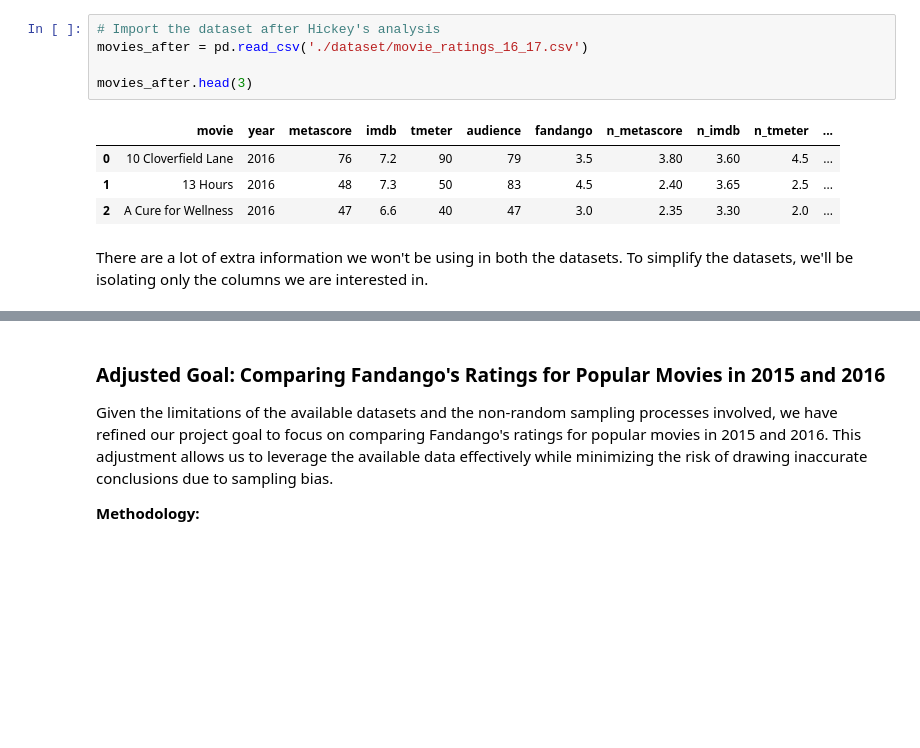
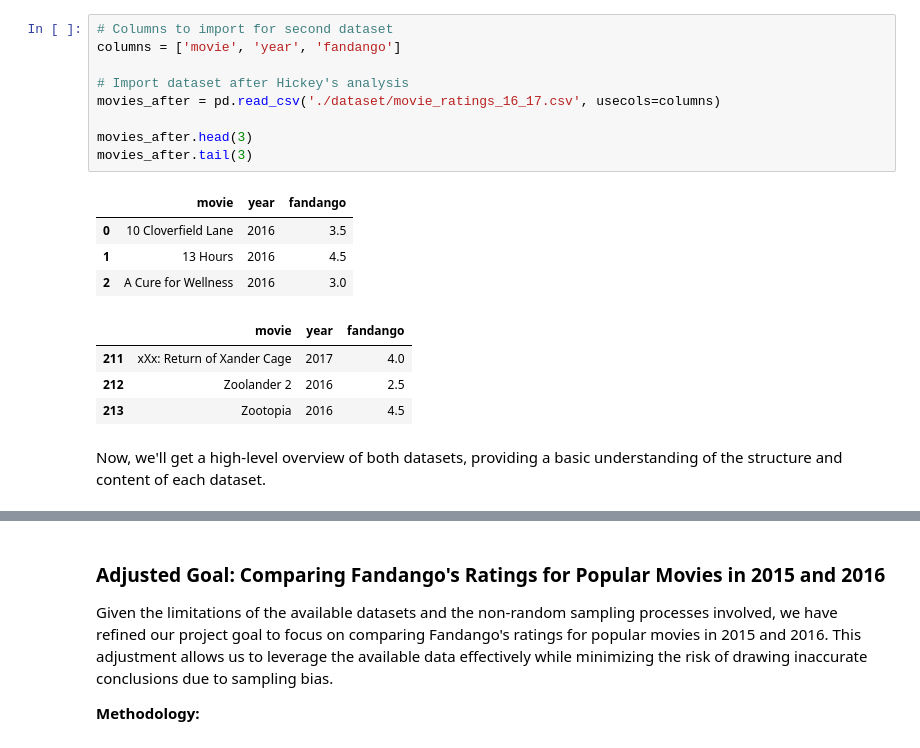
Before and after one commit to shree131/Investigation-of-Fandango-Movie-Rating-Biases, a Jupyter notebook: Fandango_Ratings_Analysis_Report.ipynb, the cells around one changed output, grey strips where cells are left out. Cells and saved outputs as stored; diff of their text form; blank space fills up the shorter version.

Commit message:
Load only useful columns during data import

```diff
--- a/Fandango_Ratings_Analysis_Report.ipynb
+++ b/Fandango_Ratings_Analysis_Report.ipynb
@@ -43,13 +56,21 @@ movies_prior.head(3)
 # %%
-# Import the dataset after Hickey's analysis
-movies_after = pd.read_csv('./dataset/movie_ratings_16_17.csv')
+# Columns to import for second dataset
+columns = ['movie', 'year', 'fandango']
+
+# Import dataset after Hickey's analysis
+movies_after = pd.read_csv('./dataset/movie_ratings_16_17.csv', usecols=columns)
 
 movies_after.head(3)
+movies_after.tail(3)
 # %% [output]
-|  | movie | year | metascore | imdb | tmeter | audience | fandango | n_metascore | n_imdb | n_tmeter | ... |
-| 0 | 10 Cloverfield Lane | 2016 | 76 | 7.2 | 90 | 79 | 3.5 | 3.80 | 3.60 | 4.5 | ... |
-| 1 | 13 Hours | 2016 | 48 | 7.3 | 50 | 83 | 4.5 | 2.40 | 3.65 | 2.5 | ... |
-| 2 | A Cure for Wellness | 2016 | 47 | 6.6 | 40 | 47 | 3.0 | 2.35 | 3.30 | 2.0 | ... |
+|  | movie | year | fandango |
+| 0 | 10 Cloverfield Lane | 2016 | 3.5 |
+| 1 | 13 Hours | 2016 | 4.5 |
+| 2 | A Cure for Wellness | 2016 | 3.0 |
+|  | movie | year | fandango |
+| 211 | xXx: Return of Xander Cage | 2017 | 4.0 |
+| 212 | Zoolander 2 | 2016 | 2.5 |
+| 213 | Zootopia | 2016 | 4.5 |
-# %% [markdown]
-There are a lot of extra information we won't be using in both the datasets. To simplify the datasets, we'll be isolating only the columns we are interested in.
+# %% [markdown]
+Now, we'll get a high-level overview of both datasets, providing a basic understanding of the structure and content of each dataset.
 # %%
```
Also changed, not shown: parts of 12 cells of this notebook.
